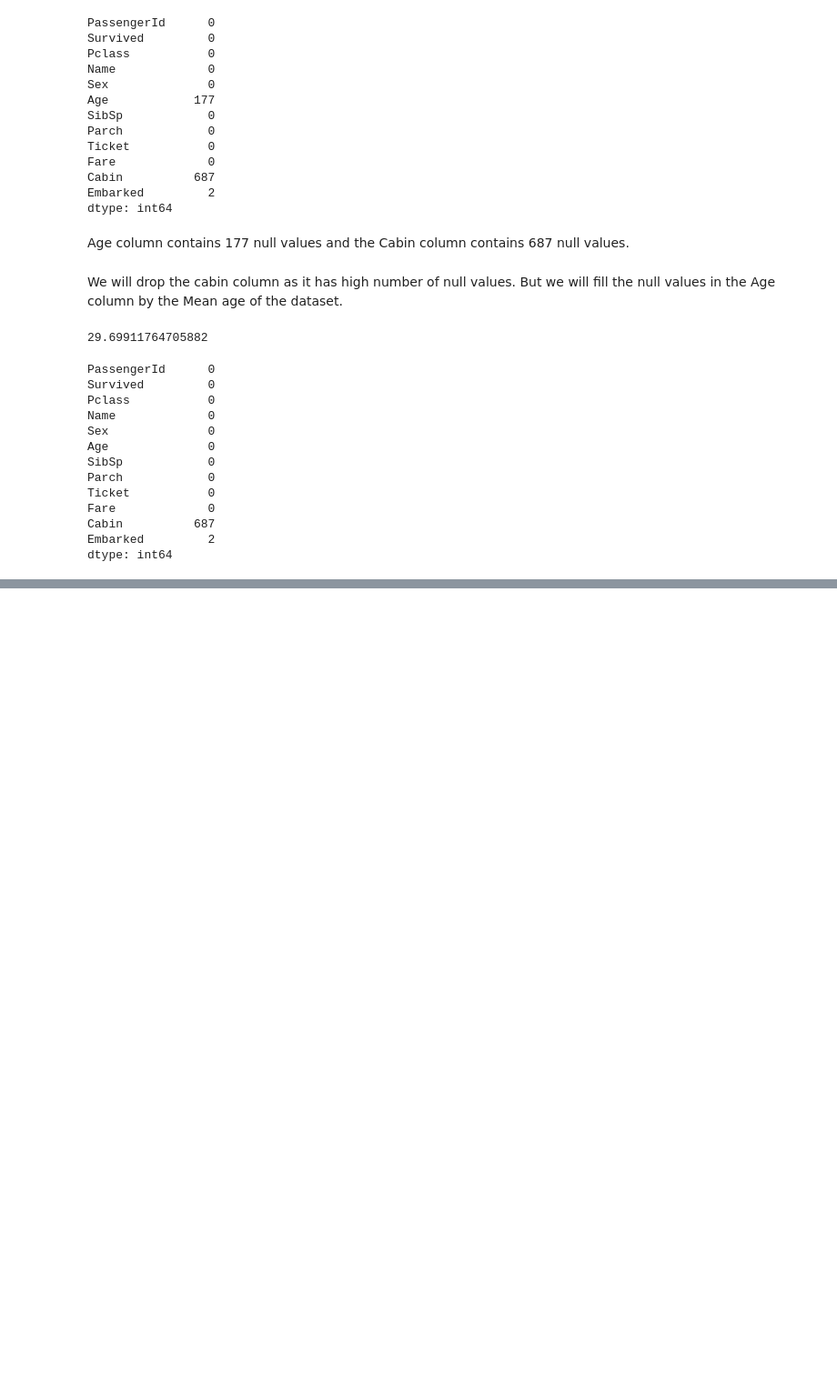
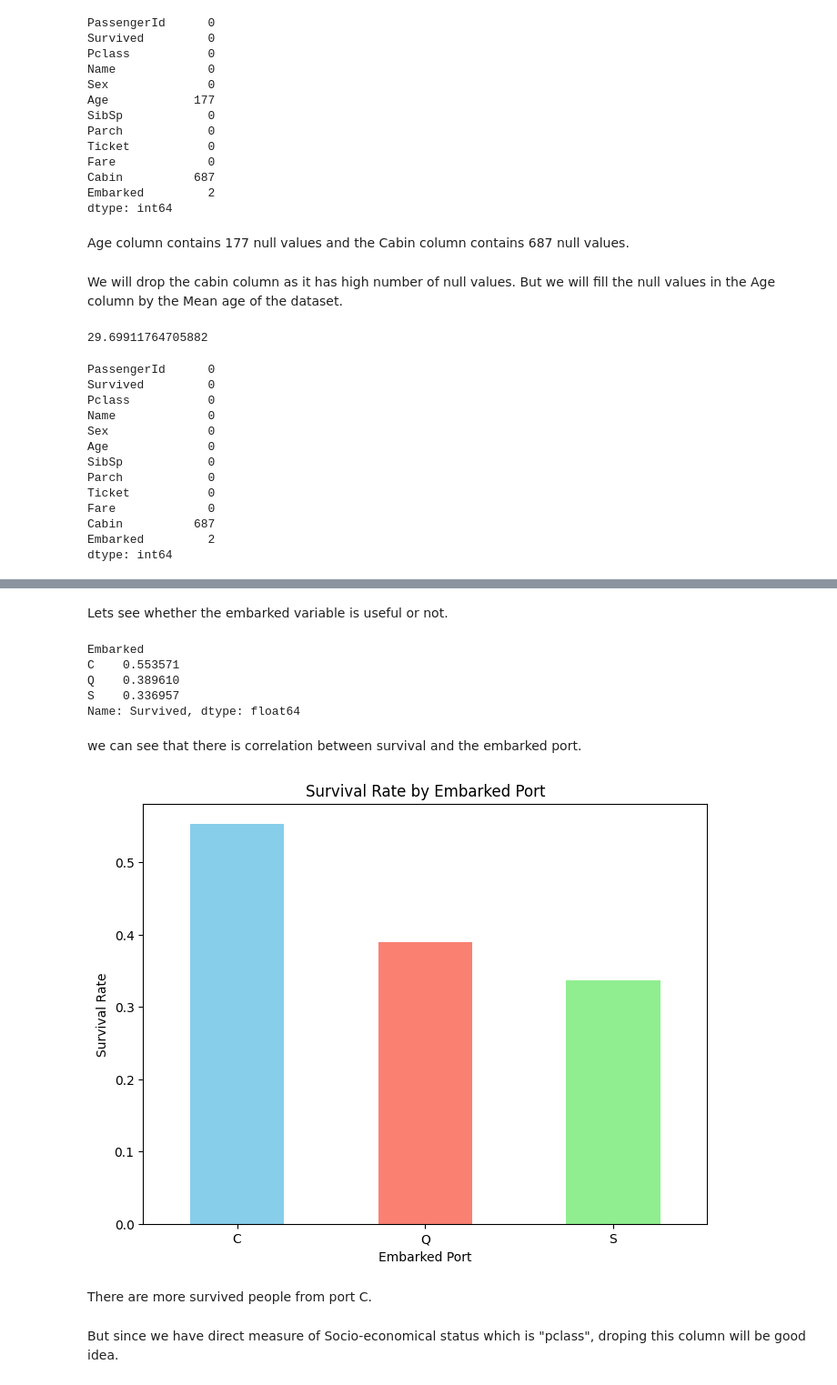
Before and after one commit to stuphy13/JackOrRose, a Jupyter notebook: JackOrRose.ipynb, the cells around one changed output, grey strips where cells are left out. Shown at 91% size. Drawn from its saved outputs; the diff is of its cells as text; code cells hidden in the pictures; blank space fills up the shorter version.

```diff
--- a/JackOrRose.ipynb
+++ b/JackOrRose.ipynb
@@ -58,3 +58,5 @@ Fare             0
 Cabin          687
 Embarked         2
 dtype: int64
+# %%
+df = df.drop("Cabin", axis = 1)
@@ -60,0 +87,28 @@ dtype: int64
+# %% [markdown]
+Lets see whether the embarked variable is useful or not.
+# %%
+survival_by_port = df.groupby("Embarked")["Survived"].mean()
+# %%
+print(survival_by_port)
+# %% [output]
+Embarked
+C    0.553571
+Q    0.389610
+S    0.336957
+Name: Survived, dtype: float64
+# %% [markdown]
+we can see that there is correlation between survival and the embarked port.
+# %%
+plt.figure(figsize=(8, 6))
+survival_by_port.plot(kind='bar', color=['skyblue', 'salmon', 'lightgreen'])
+plt.title('Survival Rate by Embarked Port')
+plt.xlabel('Embarked Port')
+plt.ylabel('Survival Rate')
+plt.xticks(rotation=0)
+plt.show()
+# %% [output]
+[figure, added]
+# %% [markdown]
+There are more survived people from port C.
+# %% [markdown]
+But since we have direct measure of Socio-economical status which is "pclass", droping this column will be good idea.
```
Also changed, not shown: parts of 60 cells of this notebook, 1 other file.
